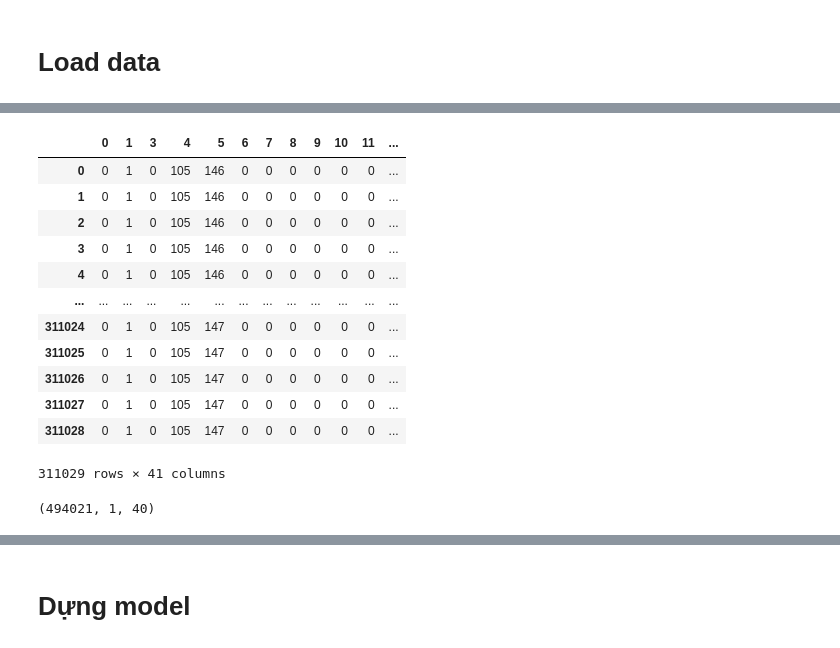
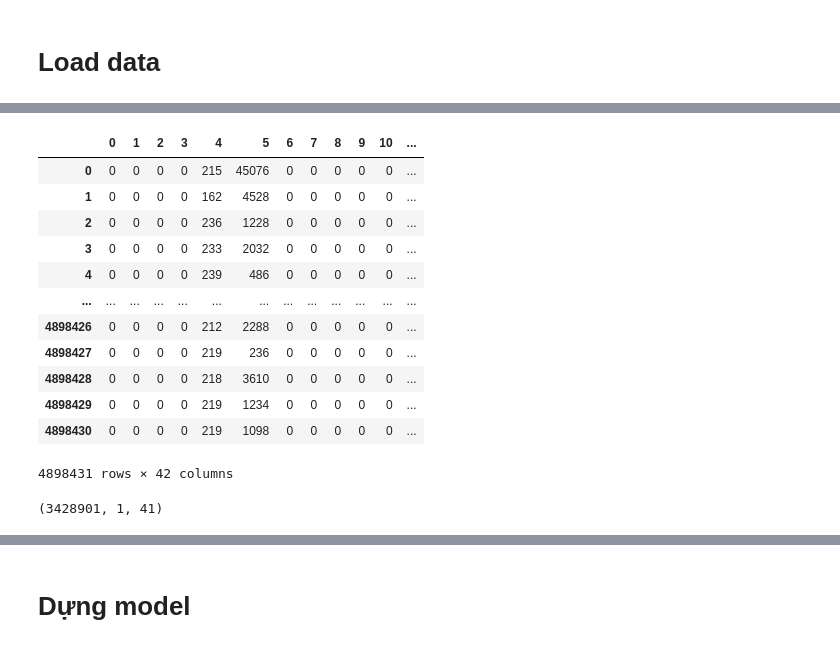
Before and after one commit to nguyenngoctruong2k1/IDS.KDD99, a Jupyter notebook: IDS/KDDCup99/GRU/lskeras2.ipynb, the cells around one changed output, grey strips where cells are left out. Cells and saved outputs as stored; diff of their text form; code cells hidden in the pictures.

```diff
--- a/IDS/KDDCup99/GRU/lskeras2.ipynb
+++ b/IDS/KDDCup99/GRU/lskeras2.ipynb
@@ -26,6 +26,5 @@ from keras.callbacks import ModelCheckpoint, EarlyStopping, ReduceLROnPlateau, C
 # %%
 from google.colab import drive
 drive.mount('/content/drive')
-traindata = pd.read_csv('/content/drive/MyDrive/Colab Notebooks/NCKH_IDS/kdd/kddtrain.csv', header=None)
-testdata = pd.read_csv('/content/drive/MyDrive/Colab Notebooks/NCKH_IDS/kdd/kddtest.csv', header=None)
+data = pd.read_csv('/content/drive/MyDrive/Colab Notebooks/NCKH_IDS/kdd/data.csv', header=None)
 # %% [output]
@@ -46,11 +142,27 @@ flag = {'OTH': 9,
 # %%
 def F_label(data):
   if data == 'normal.':
     return 0
   return 1
 def SoHoaDuLieu(traindata):
   traindata[1] = traindata[1].map(protocol_type)
   traindata[3] = traindata[3].map(flag)
   traindata[41] = traindata[41].map(F_label)
-  # traindata[2] = traindata[2].map(service)
-  return traindata.drop(2, axis = 1)
+  traindata[2] = traindata[2].map(service)
+  return traindata
+data = SoHoaDuLieu(data)
+data
+# %% [output]
+|  | 0 | 1 | 2 | 3 | 4 | 5 | 6 | 7 | 8 | 9 | 10 | ... |
+| 0 | 0 | 0 | 0 | 0 | 215 | 45076 | 0 | 0 | 0 | 0 | 0 | ... |
+| 1 | 0 | 0 | 0 | 0 | 162 | 4528 | 0 | 0 | 0 | 0 | 0 | ... |
+| 2 | 0 | 0 | 0 | 0 | 236 | 1228 | 0 | 0 | 0 | 0 | 0 | ... |
+| 3 | 0 | 0 | 0 | 0 | 233 | 2032 | 0 | 0 | 0 | 0 | 0 | ... |
+| 4 | 0 | 0 | 0 | 0 | 239 | 486 | 0 | 0 | 0 | 0 | 0 | ... |
+| ... | ... | ... | ... | ... | ... | ... | ... | ... | ... | ... | ... | ... |
+| 4898426 | 0 | 0 | 0 | 0 | 212 | 2288 | 0 | 0 | 0 | 0 | 0 | ... |
+| 4898427 | 0 | 0 | 0 | 0 | 219 | 236 | 0 | 0 | 0 | 0 | 0 | ... |
+| 4898428 | 0 | 0 | 0 | 0 | 218 | 3610 | 0 | 0 | 0 | 0 | 0 | ... |
+| 4898429 | 0 | 0 | 0 | 0 | 219 | 1234 | 0 | 0 | 0 | 0 | 0 | ... |
+| 4898430 | 0 | 0 | 0 | 0 | 219 | 1098 | 0 | 0 | 0 | 0 | 0 | ... |
+4898431 rows × 42 columns
@@ -60,16 +168,0 @@ testdata = SoHoaDuLieu(testdata)
-# %%
-testdata
-# %% [output]
-|  | 0 | 1 | 3 | 4 | 5 | 6 | 7 | 8 | 9 | 10 | 11 | ... |
-| 0 | 0 | 1 | 0 | 105 | 146 | 0 | 0 | 0 | 0 | 0 | 0 | ... |
-| 1 | 0 | 1 | 0 | 105 | 146 | 0 | 0 | 0 | 0 | 0 | 0 | ... |
-| 2 | 0 | 1 | 0 | 105 | 146 | 0 | 0 | 0 | 0 | 0 | 0 | ... |
-| 3 | 0 | 1 | 0 | 105 | 146 | 0 | 0 | 0 | 0 | 0 | 0 | ... |
-| 4 | 0 | 1 | 0 | 105 | 146 | 0 | 0 | 0 | 0 | 0 | 0 | ... |
-| ... | ... | ... | ... | ... | ... | ... | ... | ... | ... | ... | ... | ... |
-| 311024 | 0 | 1 | 0 | 105 | 147 | 0 | 0 | 0 | 0 | 0 | 0 | ... |
-| 311025 | 0 | 1 | 0 | 105 | 147 | 0 | 0 | 0 | 0 | 0 | 0 | ... |
-| 311026 | 0 | 1 | 0 | 105 | 147 | 0 | 0 | 0 | 0 | 0 | 0 | ... |
-| 311027 | 0 | 1 | 0 | 105 | 147 | 0 | 0 | 0 | 0 | 0 | 0 | ... |
-| 311028 | 0 | 1 | 0 | 105 | 147 | 0 | 0 | 0 | 0 | 0 | 0 | ... |
-311029 rows × 41 columns
@@ -81,20 +177,4 @@ C = testdata[41]
 # %%
-scaler = Normalizer().fit(X)
-trainX = scaler.transform(X)
-# summarize transformed data
-np.set_printoptions(precision=3)
-#print(trainX[0:5,:])
-
-scaler = Normalizer().fit(T)
-testT = scaler.transform(T)
-# summarize transformed data
-np.set_printoptions(precision=3)
-#print(testT[0:5,:])
-
-
-y_train = np.array(Y)
-y_test = np.array(C)
-
 # reshape input to be [samples, time steps, features]
 X_train = np.reshape(trainX, (trainX.shape[0], 1, trainX.shape[1]))
 X_test = np.reshape(testT, (testT.shape[0], 1, testT.shape[1]))
@@ -102,7 +182,7 @@ X_test = np.reshape(testT, (testT.shape[0], 1, testT.shape[1]))
 
 print(X_train.shape)
 # %% [output]
-(494021, 1, 40)
+(3428901, 1, 41)
 # %%
 y_train.shape
 # %% [output]
```
Also changed, not shown: parts of 15 cells of this notebook.
